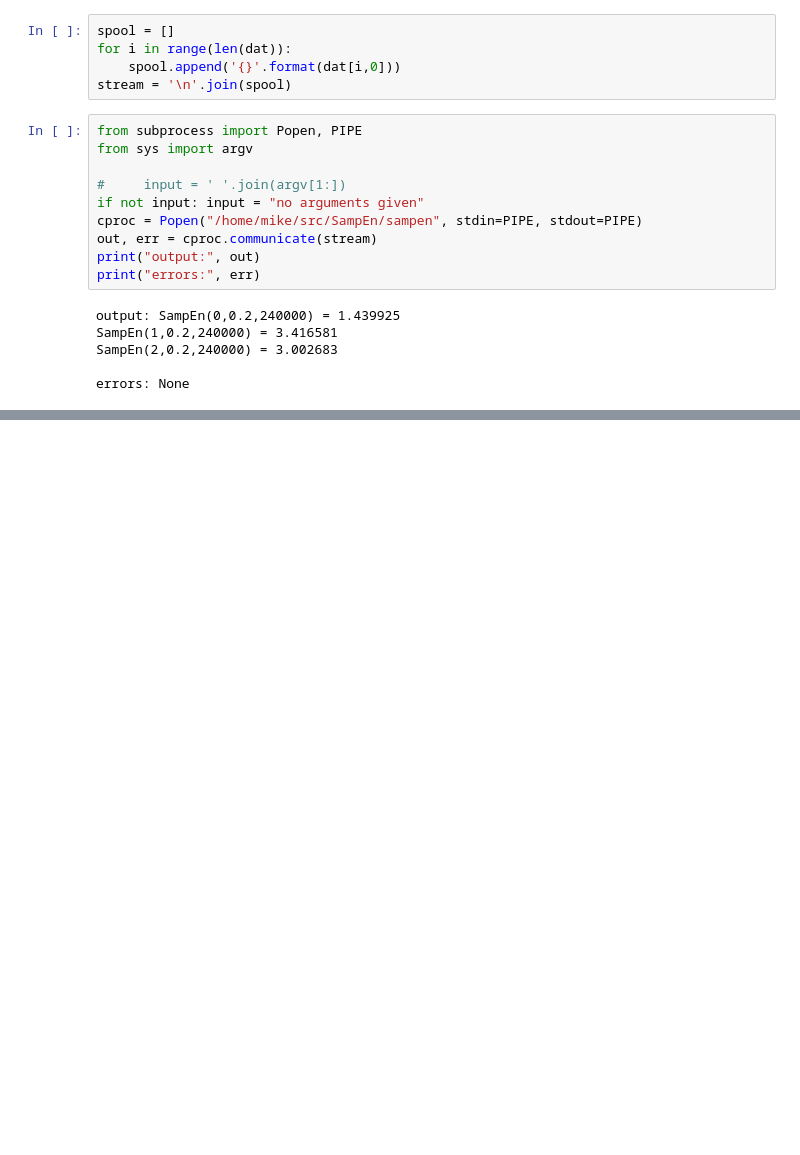
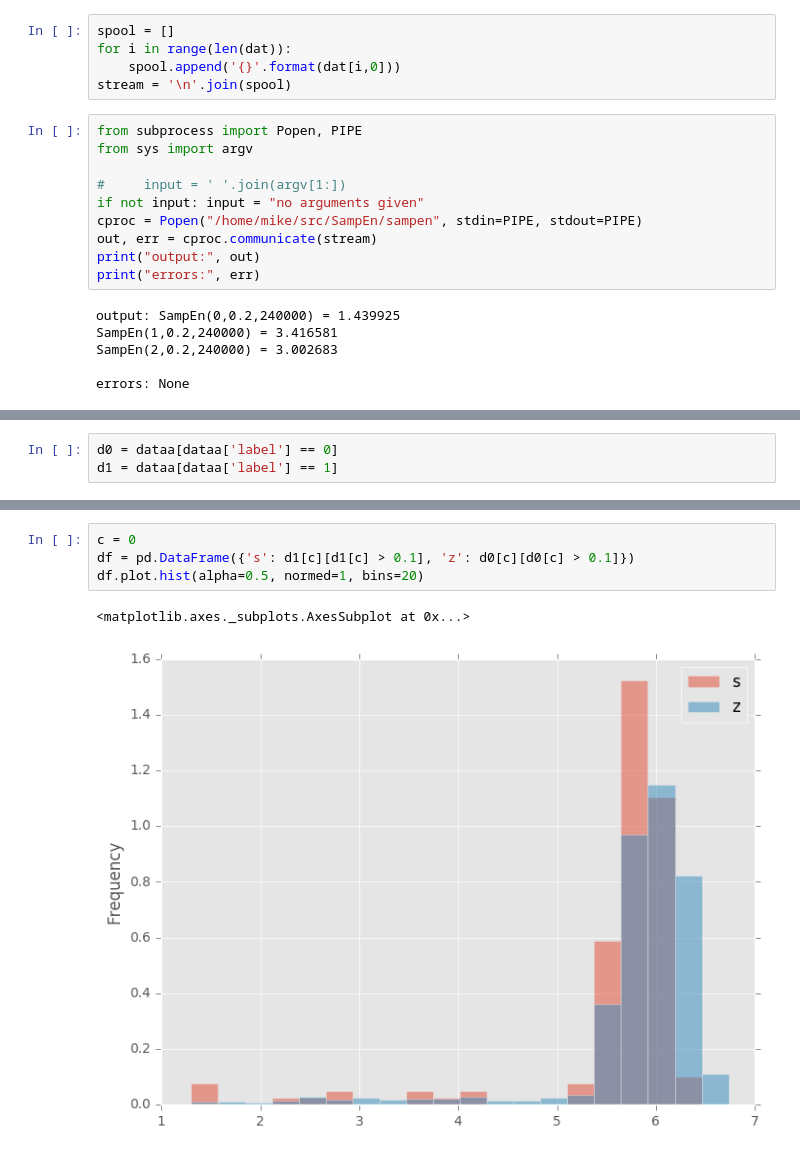
Before and after one commit to xkortex/eeg_seizure_prediction, a Jupyter notebook: vec_sampen01.ipynb, the cells around one changed output, grey strips where cells are left out. Saved outputs shown, nothing was run; the diff lists cells and outputs as text; blank space fills up the shorter version.

```diff
--- a/vec_sampen01.ipynb
+++ b/vec_sampen01.ipynb
@@ -98,0 +178,3 @@ errors: None
+# %%
+d0 = dataa[dataa['label'] == 0]
+d1 = dataa[dataa['label'] == 1]
@@ -98,0 +198,7 @@ errors: None
+# %%
+c = 0
+df = pd.DataFrame({'s': d1[c][d1[c] > 0.1], 'z': d0[c][d0[c] > 0.1]})
+df.plot.hist(alpha=0.5, normed=1, bins=20)
+# %% [output]
+<matplotlib.axes._subplots.AxesSubplot at 0x...>
+[figure, added]
```
Also changed, not shown: parts of 18 cells of this notebook, 1 other file.
